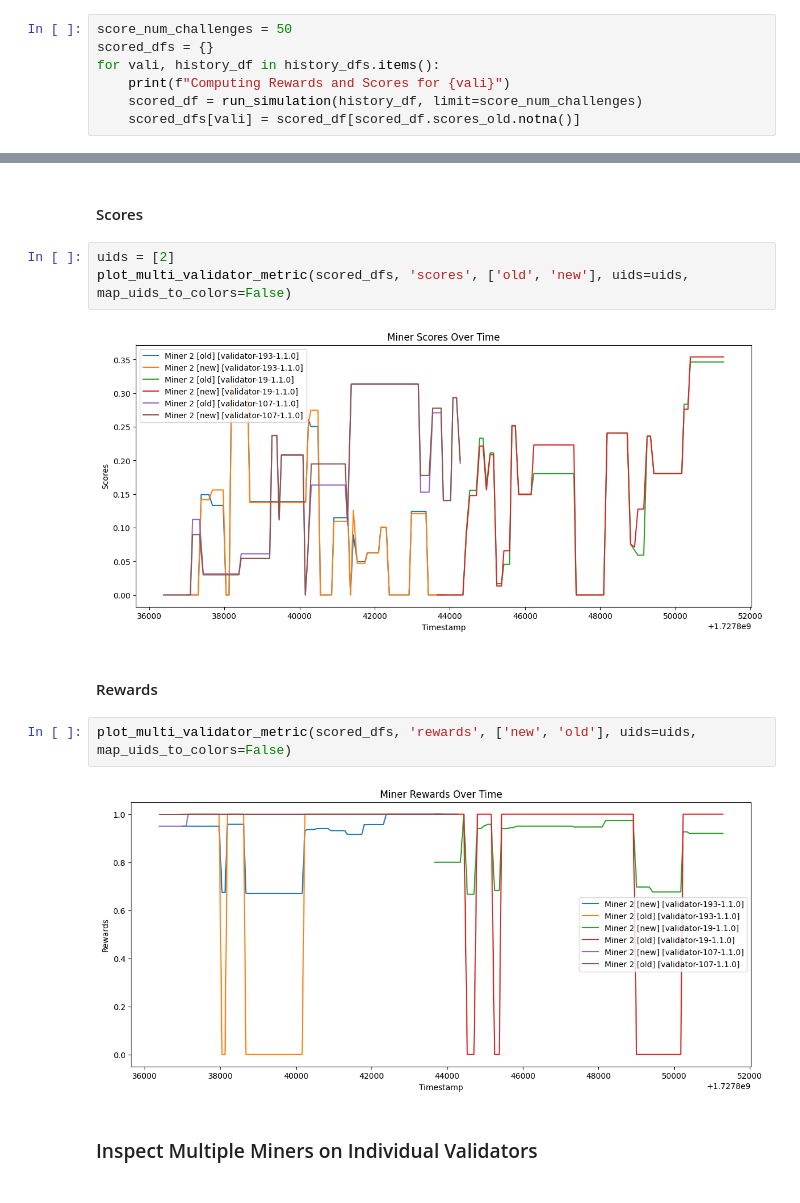
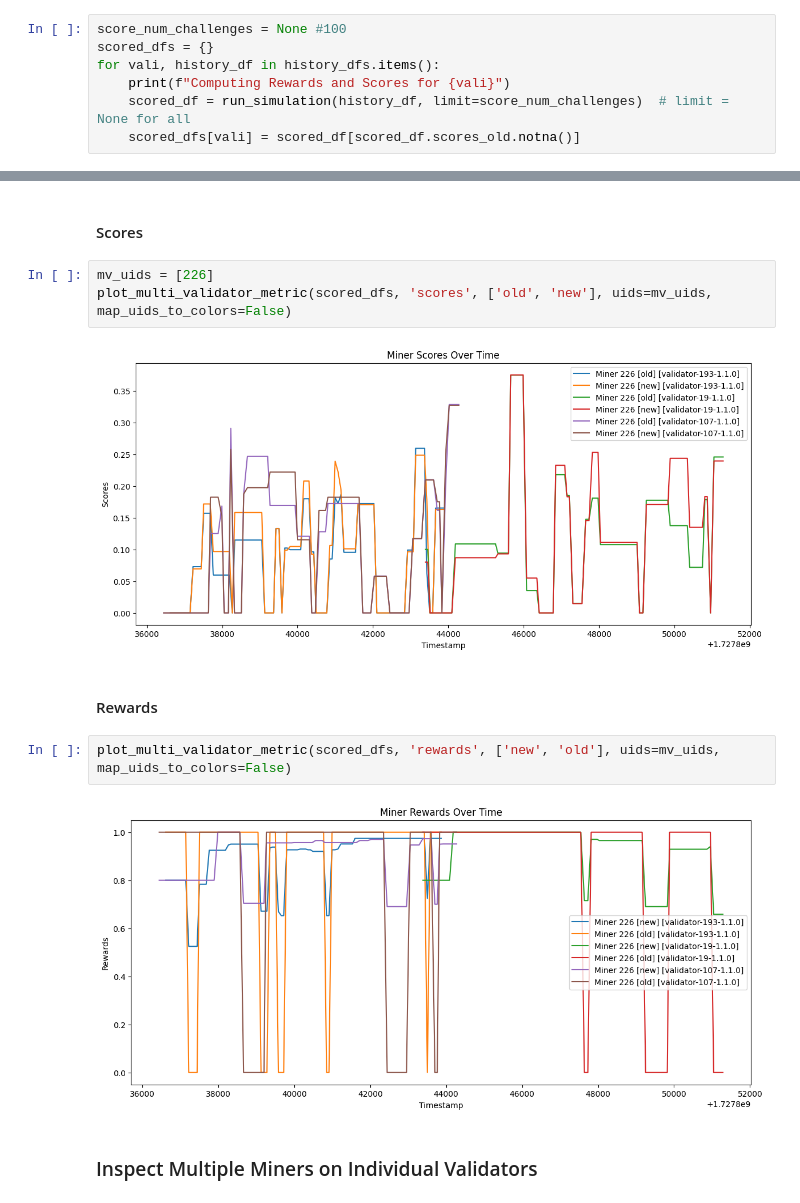
Before and after one commit to BitMind-AI/incentive-simulator, a Jupyter notebook: simulation.ipynb, the cells around one changed output, grey strips where cells are left out. Cells and saved outputs as stored; diff of their text form.

```diff
--- a/simulation.ipynb
+++ b/simulation.ipynb
@@ -133,11 +138,11 @@ def run_simulation(history_df: pd.DataFrame, limit: int):
         history_df['scores_' + k] = score_history[k]
     return history_df
 # %%
-score_num_challenges = 50
+score_num_challenges = None #100
 scored_dfs = {}
 for vali, history_df in history_dfs.items():
     print(f"Computing Rewards and Scores for {vali}")
-    scored_df = run_simulation(history_df, limit=score_num_challenges)
+    scored_df = run_simulation(history_df, limit=score_num_challenges)  # limit = None for all
     scored_dfs[vali] = scored_df[scored_df.scores_old.notna()]
 # %% [output]
 Computing Rewards and Scores for validator-193-1.1.0
@@ -148,16 +153,16 @@ Computing Rewards and Scores for validator-193-1.1.0
 # %% [markdown]
 #### Scores
 # %%
-uids = [2]
-plot_multi_validator_metric(scored_dfs, 'scores', ['old', 'new'], uids=uids, map_uids_to_colors=False)
+mv_uids = [226]
+plot_multi_validator_metric(scored_dfs, 'scores', ['old', 'new'], uids=mv_uids, map_uids_to_colors=False)
 # %% [output]
-[figure, old version]
+[figure, new version]
 # %% [markdown]
 #### Rewards
 # %%
-plot_multi_validator_metric(scored_dfs, 'rewards', ['new', 'old'], uids=uids, map_uids_to_colors=False)
+plot_multi_validator_metric(scored_dfs, 'rewards', ['new', 'old'], uids=mv_uids, map_uids_to_colors=False)
 # %% [output]
-[figure, old version]
+[figure, new version]
 # %% [markdown]
 ### Inspect Multiple Miners on Individual Validators
 # %%
```
Also changed, not shown: parts of 2 cells of this notebook, 1 other file.
